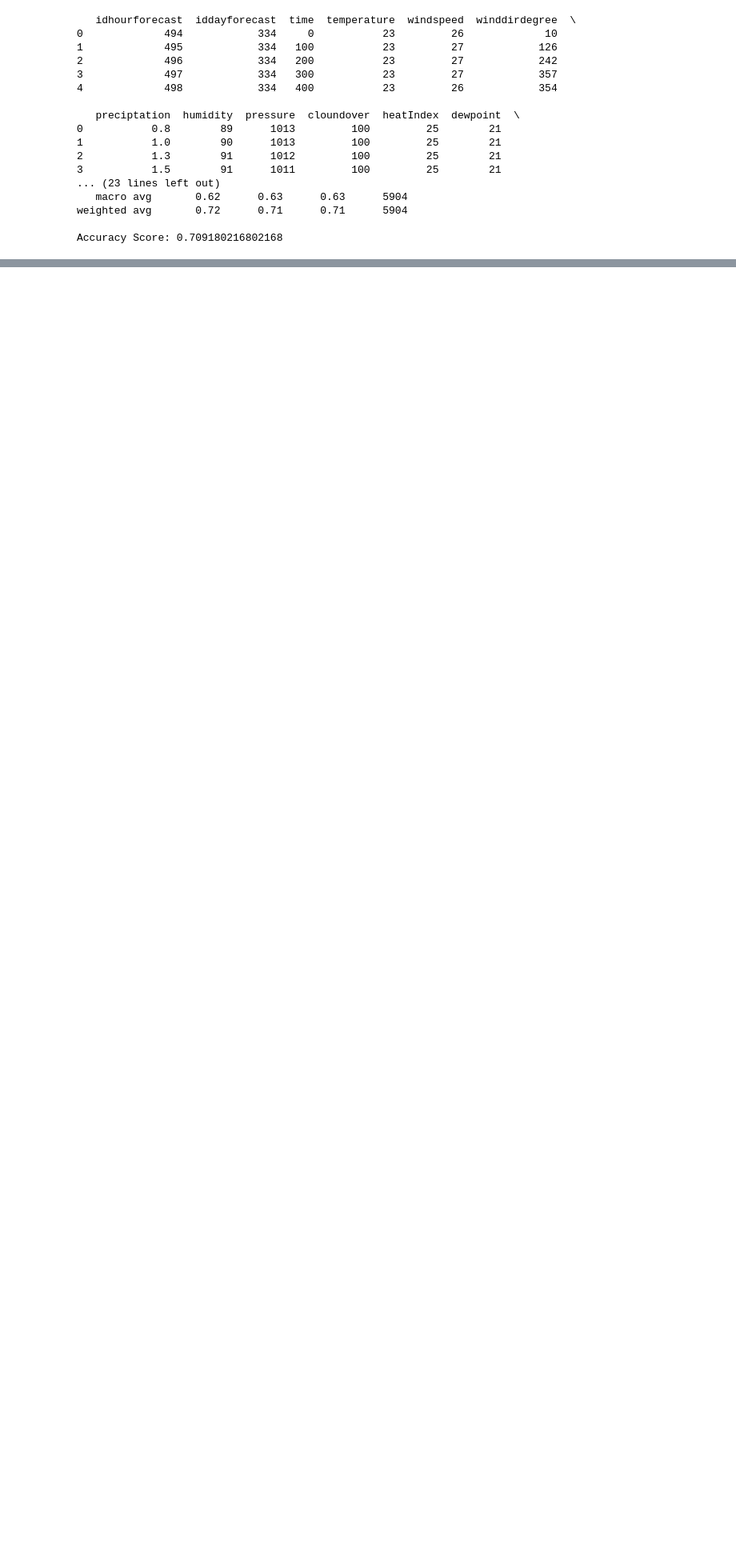
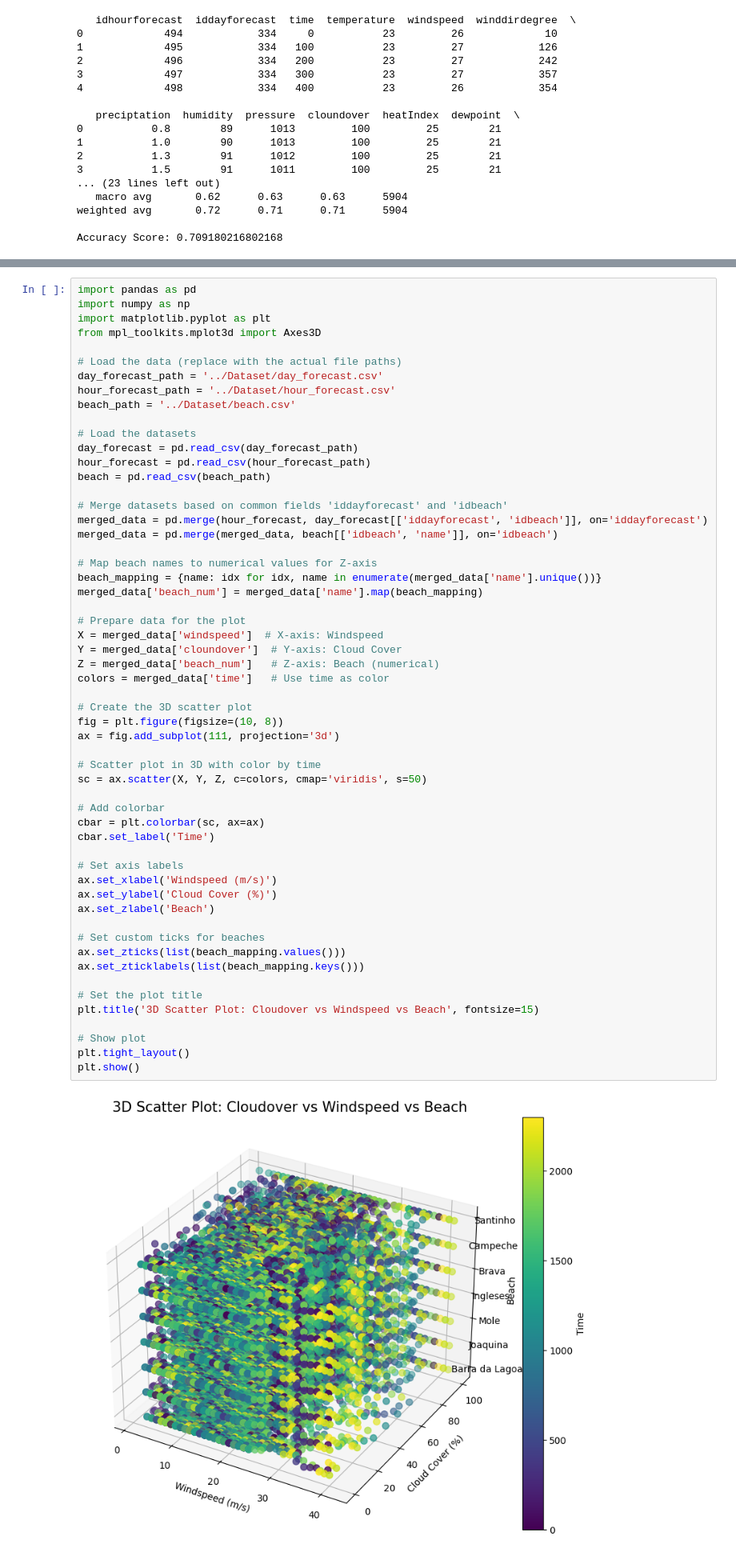
Before and after one commit to soroush62/Python-oceanography-analysis-data-application, a Jupyter notebook: Python Files/test.ipynb, the cells around one changed output, grey strips where cells are left out. Shown at 80% size. Drawn from its saved outputs; the diff is of its cells as text; blank space fills up the shorter version.

```diff
--- a/Python Files/test.ipynb
+++ b/Python Files/test.ipynb
@@ -503,3 +503,61 @@ plt.tight_layout()
 plt.show()
 # %% [output]
 [figure]
+# %%
+import pandas as pd
+import numpy as np
+import matplotlib.pyplot as plt
+from mpl_toolkits.mplot3d import Axes3D
+
+# Load the data (replace with the actual file paths)
+day_forecast_path = '../Dataset/day_forecast.csv'
+hour_forecast_path = '../Dataset/hour_forecast.csv'
+beach_path = '../Dataset/beach.csv'
+
+# Load the datasets
+day_forecast = pd.read_csv(day_forecast_path)
+hour_forecast = pd.read_csv(hour_forecast_path)
+beach = pd.read_csv(beach_path)
+
+# Merge datasets based on common fields 'iddayforecast' and 'idbeach'
+merged_data = pd.merge(hour_forecast, day_forecast[['iddayforecast', 'idbeach']], on='iddayforecast')
+merged_data = pd.merge(merged_data, beach[['idbeach', 'name']], on='idbeach')
+
+# Map beach names to numerical values for Z-axis
+beach_mapping = {name: idx for idx, name in enumerate(merged_data['name'].unique())}
+merged_data['beach_num'] = merged_data['name'].map(beach_mapping)
+
+# Prepare data for the plot
+X = merged_data['windspeed']  # X-axis: Windspeed
+Y = merged_data['cloundover']  # Y-axis: Cloud Cover
+Z = merged_data['beach_num']   # Z-axis: Beach (numerical)
+colors = merged_data['time']   # Use time as color
+
+# Create the 3D scatter plot
+fig = plt.figure(figsize=(10, 8))
+ax = fig.add_subplot(111, projection='3d')
+
+# Scatter plot in 3D with color by time
+sc = ax.scatter(X, Y, Z, c=colors, cmap='viridis', s=50)
+
+# Add colorbar
+cbar = plt.colorbar(sc, ax=ax)
+cbar.set_label('Time')
+
+# Set axis labels
+ax.set_xlabel('Windspeed (m/s)')
+ax.set_ylabel('Cloud Cover (%)')
+ax.set_zlabel('Beach')
+
+# Set custom ticks for beaches
+ax.set_zticks(list(beach_mapping.values()))
+ax.set_zticklabels(list(beach_mapping.keys()))
+
+# Set the plot title
+plt.title('3D Scatter Plot: Cloudover vs Windspeed vs Beach', fontsize=15)
+
+# Show plot
+plt.tight_layout()
+plt.show()
+# %% [output]
+[figure, added]
```
Also changed, not shown: parts of 6 cells of this notebook, 2 other files.
